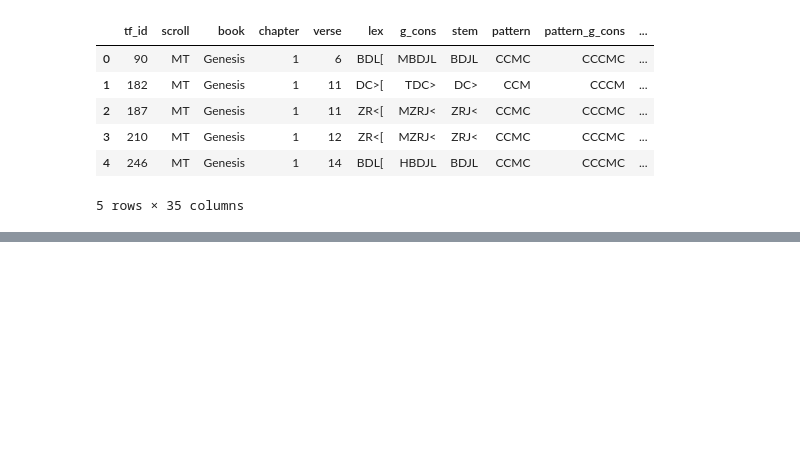
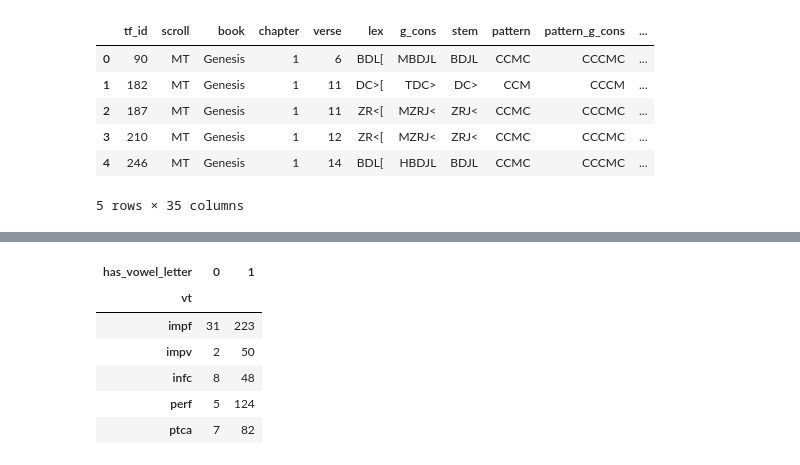
Before and after one commit to MartijnNaaijer/hebrew_spelling_variation, a Jupyter notebook: notebooks/aligning_triliteral_hiphil_to_add_hireq.ipynb, the cells around one changed output, grey strips where cells are left out. Cells and saved outputs as stored; diff of their text form; code cells hidden in the pictures; blank space fills up the shorter version.

```diff
--- a/notebooks/aligning_triliteral_hiphil.ipynb
+++ b/notebooks/aligning_triliteral_hiphil_to_add_hireq.ipynb
@@ -389,0 +503,10 @@ Isaiah
+# %%
+pd.crosstab(dss_hireq.vt, dss_hireq.has_vowel_letter)
+# %% [output]
+| has_vowel_letter | 0 | 1 |
+| vt |  |  |
+| impf | 31 | 223 |
+| impv | 2 | 50 |
+| infc | 8 | 48 |
+| perf | 5 | 124 |
+| ptca | 7 | 82 |
```
Also changed, not shown: parts of 27 cells of this notebook, 7 other files.
